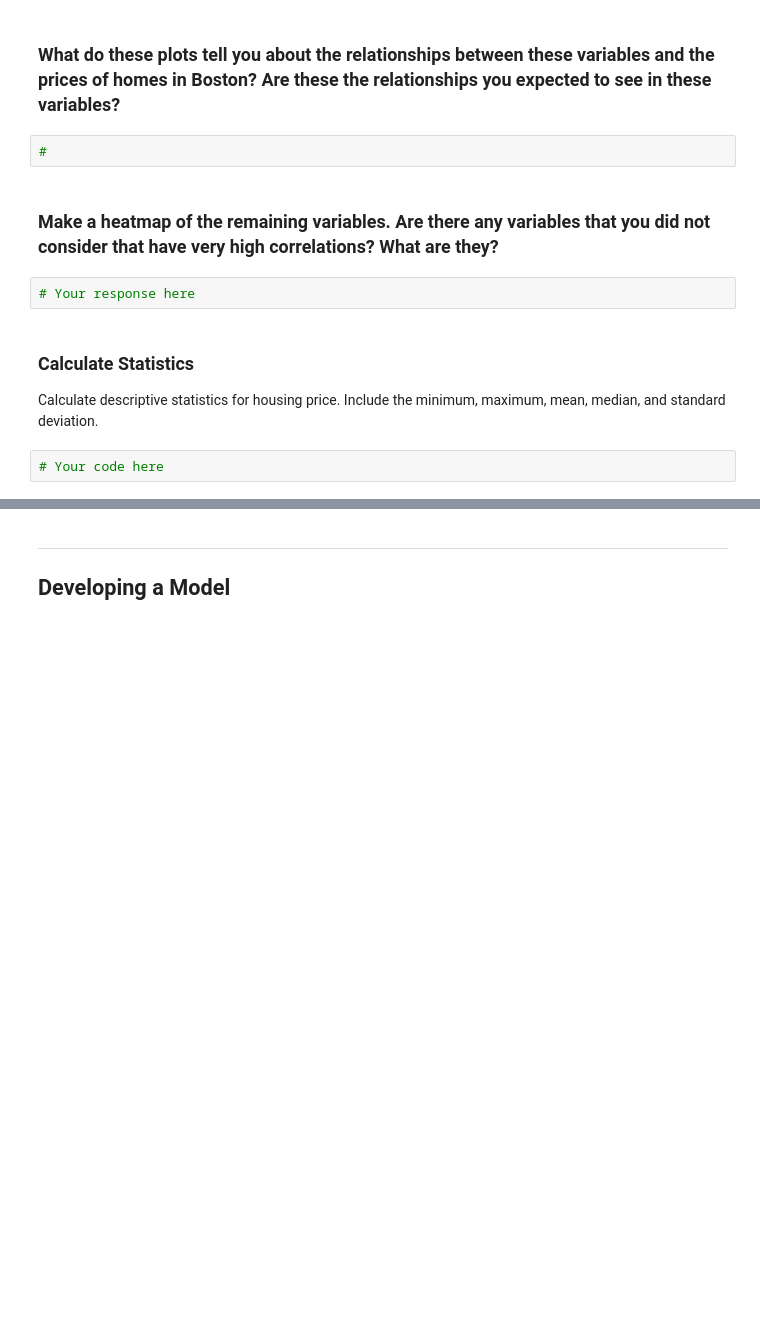
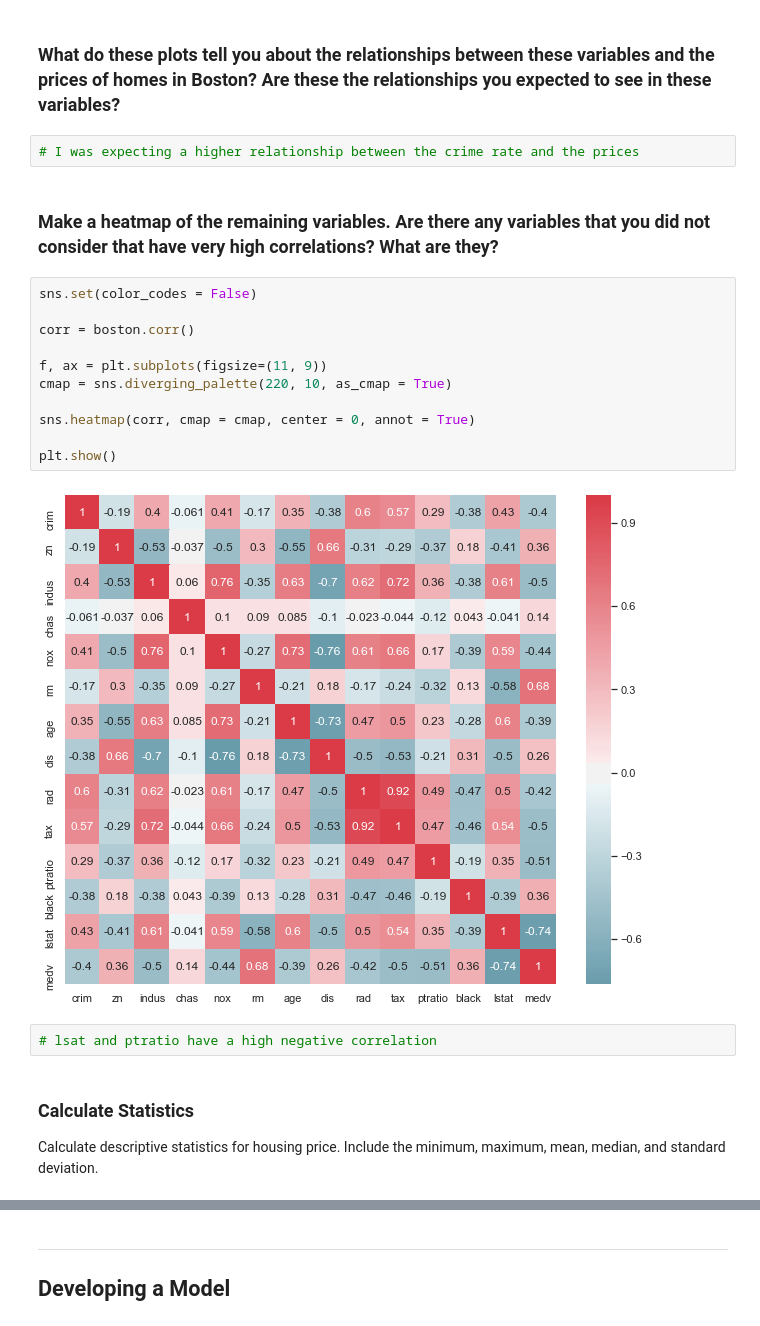
Before and after one commit to ta-data-lis/lab-problems-in-ml, a Jupyter notebook: your-code/lab_boston_housing.ipynb, the cells around one changed output, grey strips where cells are left out. Saved outputs shown, nothing was run; the diff lists cells and outputs as text; blank space fills up the shorter version.

```diff
--- a/your-code/lab_boston_housing.ipynb
+++ b/your-code/lab_boston_housing.ipynb
@@ -173,13 +161,24 @@ plt.show()
 # %% [markdown]
 ### What do these plots tell you about the relationships between these variables and the prices of homes in Boston? Are these the relationships you expected to see in these variables?
-# %%
-#
+# %%
+# I was expecting a higher relationship between the crime rate and the prices
 # %% [markdown]
 ### Make a heatmap of the remaining variables. Are there any variables that you did not consider that have very high correlations? What are they?
-# %%
-# Your response here
+# %%
+sns.set(color_codes = False)
+
+corr = boston.corr()
+
+f, ax = plt.subplots(figsize=(11, 9))
+cmap = sns.diverging_palette(220, 10, as_cmap = True)
+
+sns.heatmap(corr, cmap = cmap, center = 0, annot = True)
+
+plt.show()
+# %% [output]
+[figure, added]
+# %%
+# lsat and ptratio have a high negative correlation
 # %% [markdown]
 ### Calculate Statistics
 Calculate descriptive statistics for housing price. Include the minimum, maximum, mean, median, and standard deviation.
-# %%
-# Your code here
```
Also changed, not shown: parts of 16 cells of this notebook.
